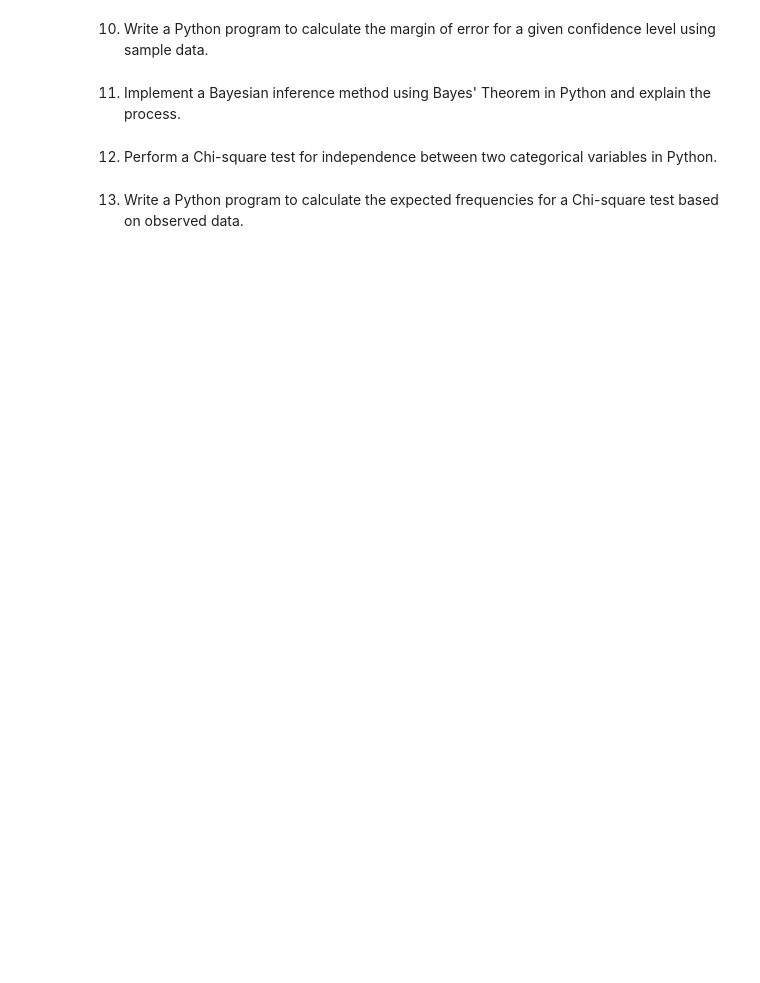
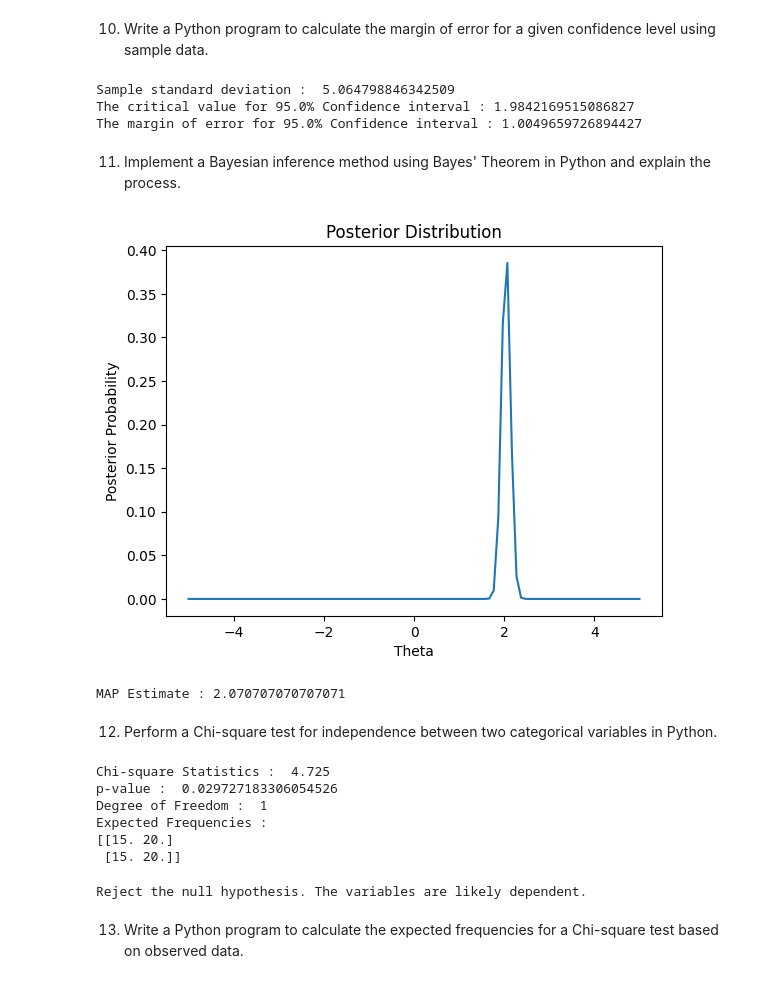
Before and after one commit to rashiagrawal05/Statistics_Assignments, a Jupyter notebook: Stat_adv2.ipynb, the cells around one changed output. Drawn from its saved outputs; the diff is of its cells as text; code cells hidden in the pictures; blank space fills up the shorter version.

```diff
--- a/Stat_adv2.ipynb
+++ b/Stat_adv2.ipynb
@@ -345,6 +593,80 @@ NameError: name 'z_stat' is not defined
+# %%
+print("Sample standard deviation : ",s_std)
+print(f"The critical value for {confidence_level*100}% Confidence interval : {critical_value}")
+print(f"The margin of error for {confidence_level*100}% Confidence interval : {margin_of_error}" )
+# %% [output]
+Sample standard deviation :  5.064798846342509
+The critical value for 95.0% Confidence interval : 1.9842169515086827
+The margin of error for 95.0% Confidence interval : 1.0049659726894427
 # %% [markdown]
 11. Implement a Bayesian inference method using Bayes' Theorem in Python and explain the process.
+# %%
+import numpy as np
+import matplotlib.pyplot as plt
+from scipy.stats import norm
+
+def prior(theta):
+  return norm.pdf(theta,loc=0,scale=1)
+
+def likelihood(data,theta):
+  return norm.pdf(data,loc=theta)
+
+def posterior(data,theta):
+  likelihood_values = likelihood(data,theta)
+  posterior_value = np.sum(np.log(likelihood_values)) + np.log(prior(theta))
+  return posterior_value
+
+np.random.seed(0)
+theta_true = 2
+data = np.random.normal(loc = theta_true,size=100)
+
+theta_values = np.linspace(-5,5,100)
+posterior_value = np.array([posterior(data,theta) for theta in theta_values])
+
+posterior_probabilities = np.exp(posterior_value-np.max(posterior_value))
+posterior_probabilities /= np.sum(posterior_probabilities)
+# %%
+plt.plot(theta_values,posterior_probabilities)
+plt.title("Posterior Distribution")
+plt.xlabel('Theta')
+plt.ylabel("Posterior Probability")
+plt.show()
+
+map_estimate = theta_values[np.argmax(posterior_probabilities)]
+print(f"MAP Estimate : {map_estimate}")
+# %% [output]
+[figure, added]
+MAP Estimate : 2.070707070707071
 # %% [markdown]
 12. Perform a Chi-square test for independence between two categorical variables in Python.
+# %%
+import numpy as np
+from scipy.stats import chi2_contingency
+import pandas as pd
+
+data = np.array([[20,15],[10,25]])
+
+chi2,p,dof,expected = chi2_contingency(data)
+
+print("Chi-square Statistics : ",chi2)
+print("p-value : ",p)
+print("Degree of Freedom : ",dof)
+print("Expected Frequencies : ")
+print(expected)
+# %% [output]
+Chi-square Statistics :  4.725
+p-value :  0.029727183306054526
+Degree of Freedom :  1
+Expected Frequencies :
+[[15. 20.]
+ [15. 20.]]
+# %%
+alpha = 0.05
+if p < alpha:
+  print("Reject the null hypothesis. The variables are likely dependent.")
+else:
+  print("Failed to reject the null hypothesis. The variables are likely independent.")
+# %% [output]
+Reject the null hypothesis. The variables are likely dependent.
 # %% [markdown]
 13. Write a Python program to calculate the expected frequencies for a Chi-square test based on observed data.
```
Also changed, not shown: parts of 49 cells of this notebook.
